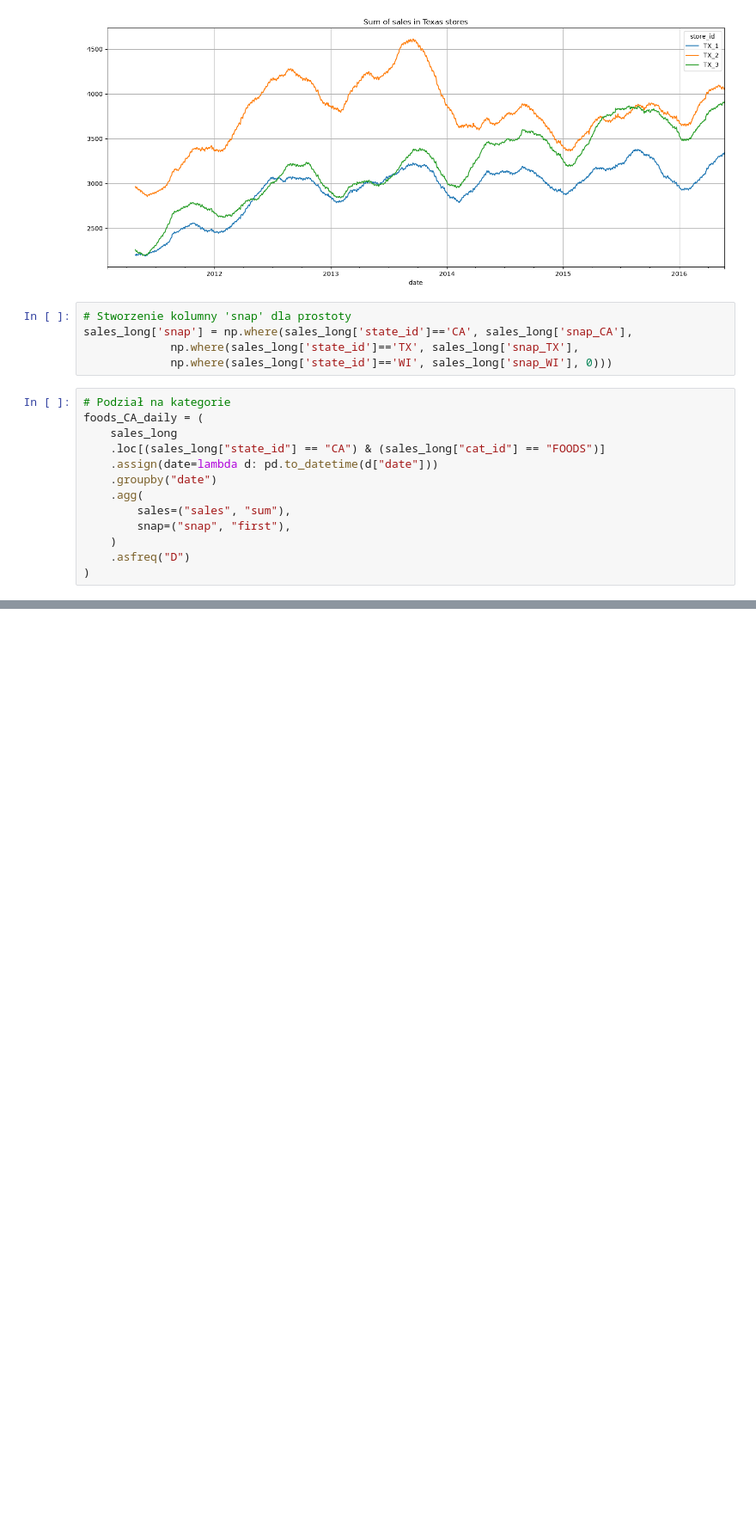
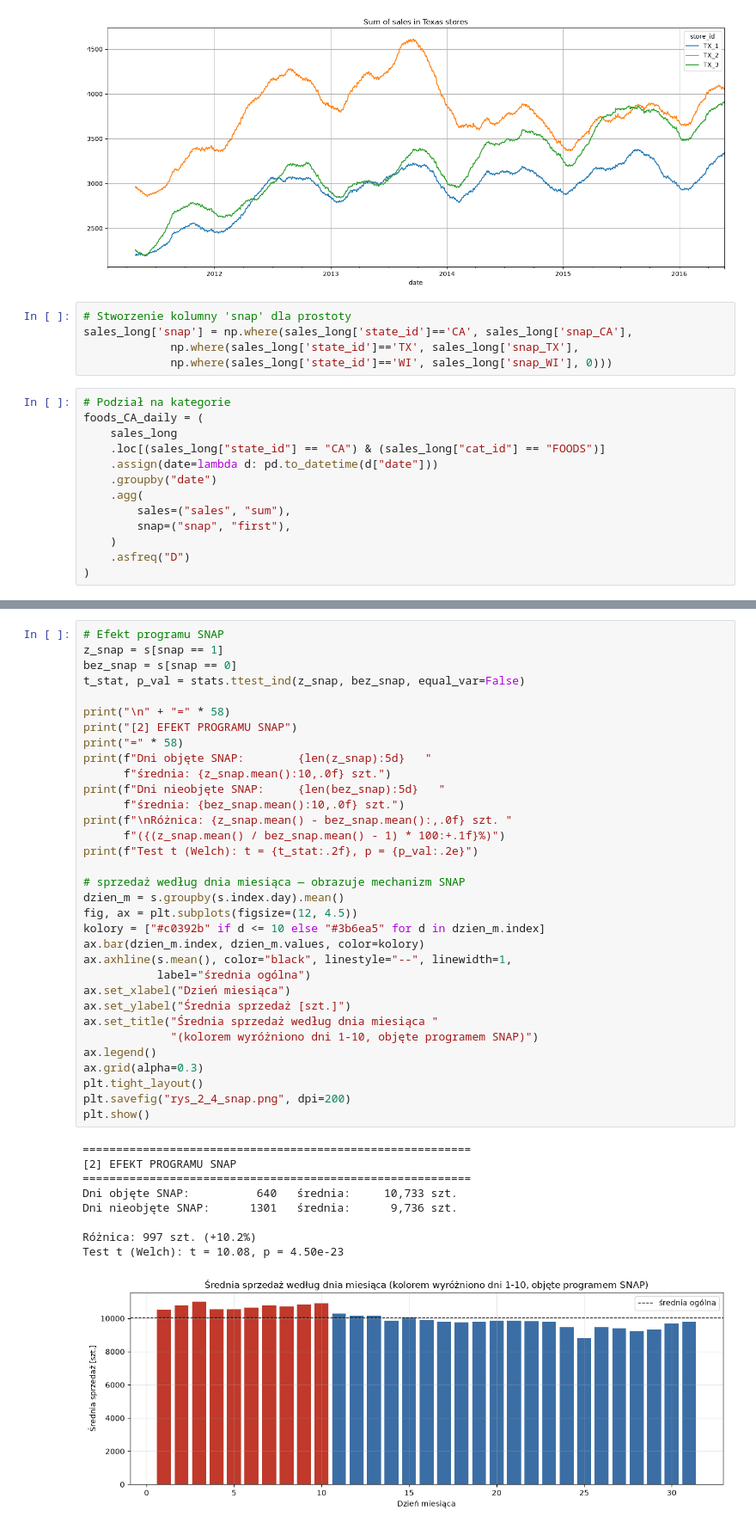
Before and after one commit to JakubOkrzesik/SARIMA-magisterka, a Jupyter notebook: main.ipynb, the cells around one changed output, grey strips where cells are left out. Shown at 86% size. Cells and saved outputs as stored; diff of their text form; blank space fills up the shorter version.

```diff
--- a/main.ipynb
+++ b/main.ipynb
@@ -497,0 +442,43 @@ max    8832.960437  18570.373745
+# %%
+# Efekt programu SNAP
+z_snap = s[snap == 1]
+bez_snap = s[snap == 0]
+t_stat, p_val = stats.ttest_ind(z_snap, bez_snap, equal_var=False)
+
+print("\n" + "=" * 58)
+print("[2] EFEKT PROGRAMU SNAP")
+print("=" * 58)
+print(f"Dni objęte SNAP:        {len(z_snap):5d}   "
+      f"średnia: {z_snap.mean():10,.0f} szt.")
+print(f"Dni nieobjęte SNAP:     {len(bez_snap):5d}   "
+      f"średnia: {bez_snap.mean():10,.0f} szt.")
+print(f"\nRóżnica: {z_snap.mean() - bez_snap.mean():,.0f} szt. "
+      f"({(z_snap.mean() / bez_snap.mean() - 1) * 100:+.1f}%)")
+print(f"Test t (Welch): t = {t_stat:.2f}, p = {p_val:.2e}")
+
+# sprzedaż według dnia miesiąca — obrazuje mechanizm SNAP
+dzien_m = s.groupby(s.index.day).mean()
+fig, ax = plt.subplots(figsize=(12, 4.5))
+kolory = ["#c0392b" if d <= 10 else "#3b6ea5" for d in dzien_m.index]
+ax.bar(dzien_m.index, dzien_m.values, color=kolory)
+ax.axhline(s.mean(), color="black", linestyle="--", linewidth=1,
+           label="średnia ogólna")
+ax.set_xlabel("Dzień miesiąca")
+ax.set_ylabel("Średnia sprzedaż [szt.]")
+ax.set_title("Średnia sprzedaż według dnia miesiąca "
+             "(kolorem wyróżniono dni 1-10, objęte programem SNAP)")
+ax.legend()
+ax.grid(alpha=0.3)
+plt.tight_layout()
+plt.savefig("rys_2_4_snap.png", dpi=200)
+plt.show()
+# %% [output]
+==========================================================
+[2] EFEKT PROGRAMU SNAP
+==========================================================
+Dni objęte SNAP:          640   średnia:     10,733 szt.
+Dni nieobjęte SNAP:      1301   średnia:      9,736 szt.
+
+Różnica: 997 szt. (+10.2%)
+Test t (Welch): t = 10.08, p = 4.50e-23
+[figure, added]
```
Also changed, not shown: parts of 48 cells of this notebook.
